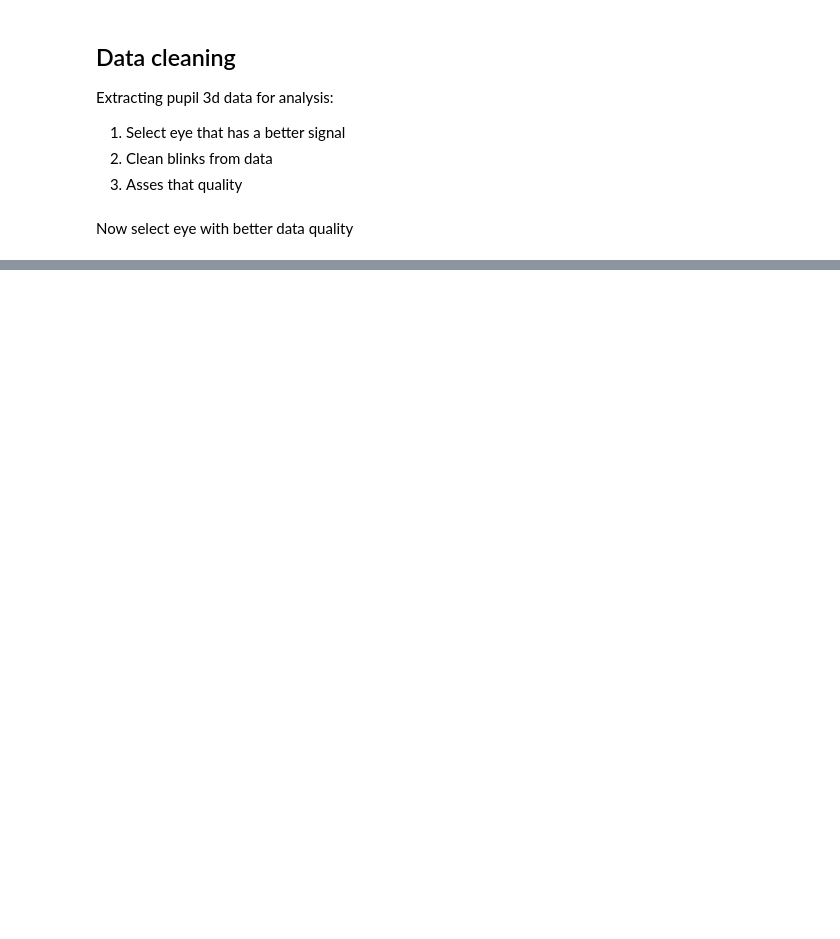
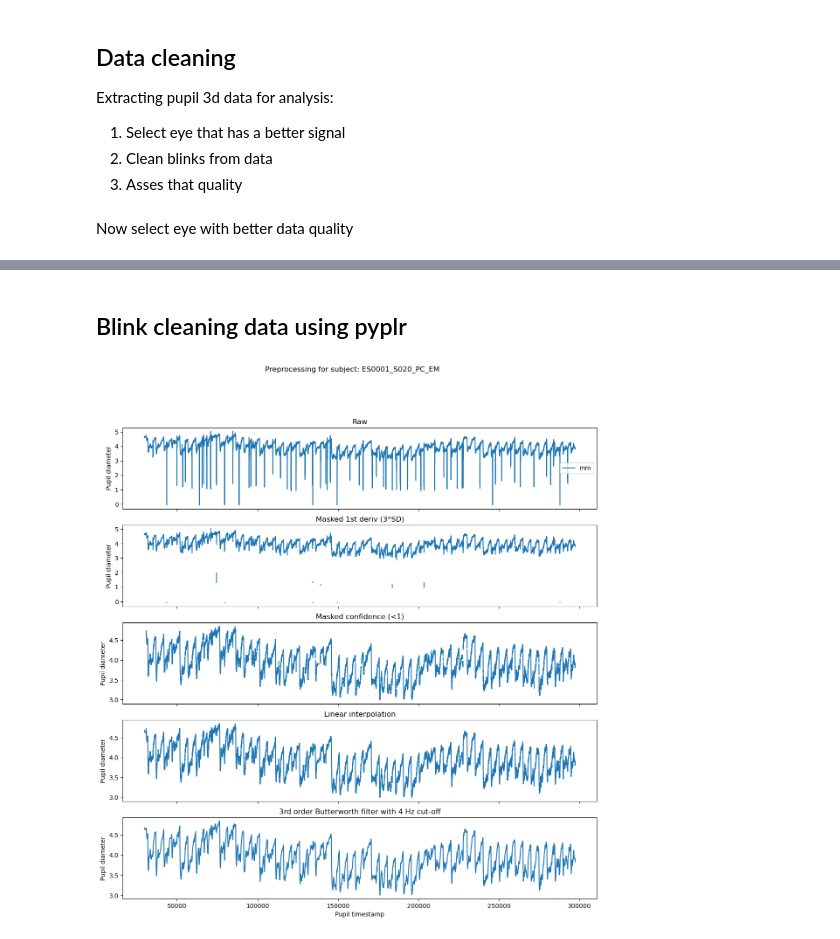
Before and after one commit to Rockyneuron/pupil_labs_analysis, a Jupyter notebook: analysis/pupillometry/pupillometry_2.0.ipynb, the cells around one changed output, grey strips where cells are left out. Saved outputs shown, nothing was run; the diff lists cells and outputs as text; code cells hidden in the pictures; blank space fills up the shorter version.

```diff
--- a/analysis/pupillometry/pupillometry_2.0.ipynb
+++ b/analysis/pupillometry/pupillometry_2.0.ipynb
@@ -30,7 +30,7 @@ nm=Normalization()
 session_location = Path(r"D:/sessions")
 sessions=[]
 df_list=[]
-confidence_thr=0.95 #pupil condifedence for data cleaning
+confidence_thr=1 #pupil condifedence for data cleaning
 windows_s=3      #Seconds od interest for the signal
 seconds_norm=0.05 #Baseline period for normalization
 
@@ -144,6 +142,7 @@ def extract_eye_data(pupil_df:pd.DataFrame,eye_id: str = 'best',
     Returns:
         pd.DataFrame: pandas dataframe with pupil data of interest
     """
+    global SAMPLE_RATE
     pupil_df = pupil_df.loc[pupil_df.method.str.contains(method)]
 
     pupil_left_eye=pupil_df.loc[(pupil_pd_frame['eye_id']==1) & (pupil_pd_frame['confidence']>=confidence_thr)]
@@ -181,8 +180,10 @@ def extract_eye_data(pupil_df:pd.DataFrame,eye_id: str = 'best',
 
     if eye_id == 'left':
         pupil_df = pupil_df[pupil_df.eye_id == 1]
+        SAMPLE_RATE=pupil_sampling_freq_left
     elif eye_id == 'right':
         pupil_df = pupil_df[pupil_df.eye_id == 0]
+        SAMPLE_RATE=pupil_sampling_freq_right
     elif eye_id == 'best':
         best = pupil_df.groupby(['eye_id'])['confidence'].mean()
         display(best)
@@ -190,12 +191,13 @@ def extract_eye_data(pupil_df:pd.DataFrame,eye_id: str = 'best',
         pupil_df = pupil_df[pupil_df.eye_id == best]
         eye='left'if best==1 else 'right'
         print(f'data from {eye} eye was selected')
+        SAMPLE_RATE=pupil_sampling_freq_left if best==1 else pupil_sampling_freq_right
     else:
         raise ValueError('Eye must be "left", "right" or "best".')
     print('Loaded {} samples'.format(len(pupil_df)))
     return pupil_df
 # %%
-pupil_df=extract_eye_data(pupil_df=pupil_pd_frame,
+pupil_df_raw=extract_eye_data(pupil_df=pupil_pd_frame,
                           eye_id='best',
                           method='pye3d 0.3.0 real-time')
 # %% [output]
@@ -214,0 +219,3 @@ Loaded 66937 samples
+# %%
+pupil_df_raw['timestamp_s']=pupil_df_raw['pupil_timestamp']-pupil_df_raw['pupil_timestamp'].values[0]
+pupil_df_raw.head()
@@ -214,0 +229,47 @@ Loaded 66937 samples
+# %% [markdown]
+## Blink cleaning data using pyplr
+# %%
+from pyplr import graphing
+from pyplr import preproc
+from pyplr import utils
+%matplotlib inline
+# Sampling frequency
+pupil_df=pupil_df_raw
+
+# Pupil columns to analyse
+pupil_cols = ['diameter_3d']
+
+# Make figure for processing
+f, axs = graphing.pupil_preprocessing_figure(nrows=5, subject=subject)
+
+# Plot the raw data
+pupil_df[pupil_cols].plot(title='Raw', ax=axs[0], legend=True)
+axs[0].legend(loc='center right', labels=['mm', 'pixels'])
+
+# Mask first derivative
+pupil_df = preproc.mask_pupil_first_derivative(
+    pupil_df, threshold=3.0, mask_cols=pupil_cols)
+pupil_df[pupil_cols].plot(
+    title='Masked 1st deriv (3*SD)', ax=axs[1], legend=False)
+
+# Mask confidence
+pupil_df = preproc.mask_pupil_confidence(
+    pupil_df, threshold=confidence_thr, mask_cols=pupil_cols)
+pupil_df[pupil_cols].plot(
+    title=f'Masked confidence (<{confidence_thr})', ax=axs[2], legend=False)
+
+# Interpolate
+pupil_df = preproc.interpolate_pupil(
+    pupil_df, interp_cols=pupil_cols)
+pupil_df[pupil_cols].plot(
+    title='Linear interpolation', ax=axs[3], legend=False)
+
+# Smooth
+pupil_df = preproc.butterworth_series(
+    pupil_df, fields=pupil_cols, filt_order=3,
+    cutoff_freq=4/(SAMPLE_RATE/2))
+pupil_df[pupil_cols].plot(
+    title='3rd order Butterworth filter with 4 Hz cut-off',
+    ax=axs[4], legend=False);
+# %% [output]
+[figure, added]
```
Also changed, not shown: parts of 16 cells of this notebook, 3 other files.
